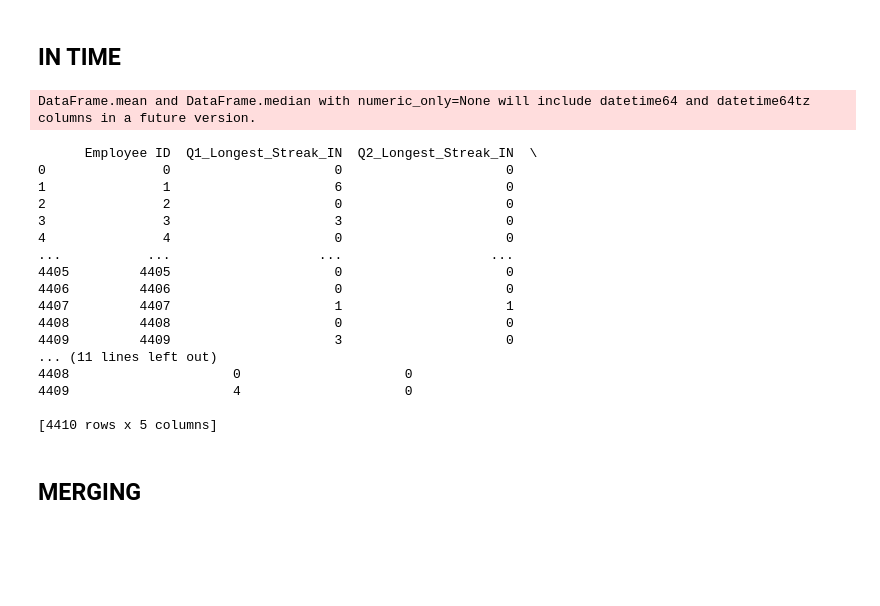
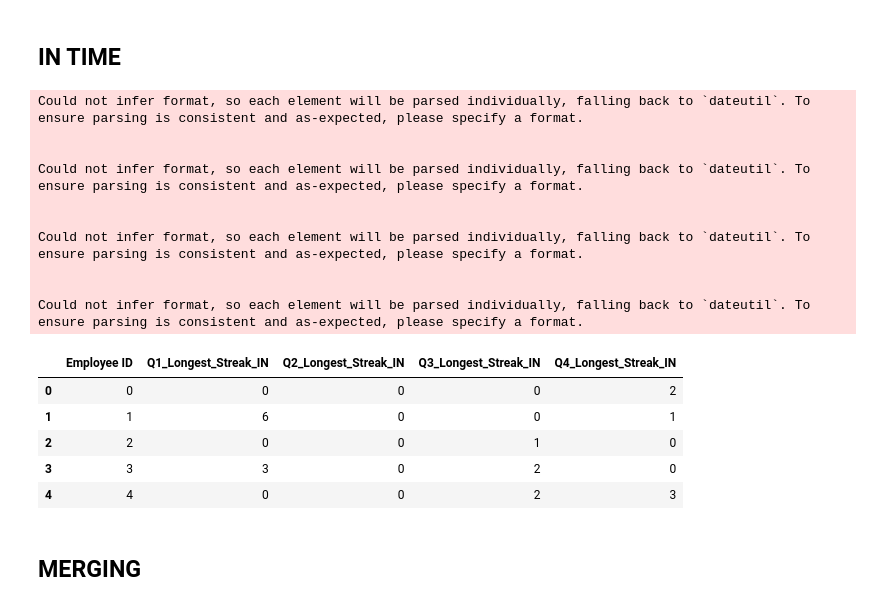
Before and after one commit to b2200765017/AIN-PROJECT, a Jupyter notebook: main.ipynb, the cells around one changed output. Drawn from its saved outputs; the diff is of its cells as text; code cells hidden in the pictures; blank space fills up the shorter version.

```diff
--- a/main.ipynb
+++ b/main.ipynb
@@ -258,34 +206,7 @@ print(results_df)
 # %% [markdown]
 ## IN TIME
 # %%
-
-# Assuming df is already loaded with out time data
-
 df=dataframes["in_time"]
-# Function to convert datetime to total seconds
-def datetime_to_seconds(dt):
-    if pd.isna(dt) or not isinstance(dt, pd.Timestamp):
-        return dt  # If dt is NaN or already a number
-    return dt.hour * 3600 + dt.minute * 60 + dt.second
-
-def calculate_streaks_outliers_per_employee(diffs_from_mean):
-    employee_results = {}
-    for employee_id, diffs in diffs_from_mean.iterrows():
-        Q1, Q3 = diffs.quantile([0.25, 0.75])
-        IQR = Q3 - Q1
-        lower_bound = Q1 - 1.5 * IQR
-        upper_bound = Q3 + 1.5 * IQR
-
-        # Identify outliers and calculate streaks
-        outliers = diffs[(diffs < lower_bound) | (diffs > upper_bound)]
-        streaks = (outliers.notna() & outliers.shift().notna()).astype(int).cumsum()
-        streak_counts = streaks[streaks != 0].value_counts()
-        longest_streak = streak_counts.index.max() if not streak_counts.empty else 0
-
-        employee_results[employee_id] = {'outlier_count': outliers.count(), 'longest_streak': longest_streak}
-    return employee_results
-
-
 
 # Convert all out times to total seconds
 df_seconds = df.applymap(lambda x: datetime_to_seconds(pd.to_datetime(x, errors='coerce')))
@@ -320,44 +241,40 @@ for quarter, (start_month, end_month) in quarters.items():
         # Handle the mismatch in lengths, if any
         print(f"Column length mismatch for quarter {quarter}")
 # %% [output]
-DataFrame.mean and DataFrame.median with numeric_only=None will include datetime64 and datetime64tz columns in a future version.
+Could not infer format, so each element will be parsed individually, falling back to `dateutil`. To ensure parsing is consistent and as-expected, please specify a format.
+
+
+Could not infer format, so each element will be parsed individually, falling back to `dateutil`. To ensure parsing is consistent and as-expected, please specify a format.
+
+
+Could not infer format, so each element will be parsed individually, falling back to `dateutil`. To ensure parsing is consistent and as-expected, please specify a format.
+
+
+Could not infer format, so each element will be parsed individually, falling back to `dateutil`. To ensure parsing is consistent and as-expected, please specify a format.
 # %%
 # Initialize a dictionary to hold the flattened data
 flattened_data = {}
 
 # Iterate over the data to flatten it
 for quarter, employees in quarterly_streaks_outliers.items():
     for employee_id, data in employees.items():
         if employee_id not in flattened_data:
             flattened_data[employee_id] = {'Employee ID': employee_id}
 
         # Add the quarter-specific data
         #flattened_data[employee_id][f'{quarter}_Outlier'] = data['outlier_count']
         flattened_data[employee_id][f'{quarter}_Longest_Streak_IN'] = data['longest_streak']
 
 # Convert the flattened data into a DataFrame
 results_df_in = pd.DataFrame.from_dict(flattened_data, orient='index')
-
-# Display the DataFrame
-print(results_df_in)
+results_df_in.head()
 # %% [output]
-      Employee ID  Q1_Longest_Streak_IN  Q2_Longest_Streak_IN  \
-0               0                     0                     0
-1               1                     6                     0
-2               2                     0                     0
-3               3                     3                     0
-4               4                     0                     0
-...           ...                   ...                   ...
-4405         4405                     0                     0
-4406         4406                     0                     0
-4407         4407                     1                     1
-4408         4408                     0                     0
-4409         4409                     3                     0
-... (11 lines left out)
-4408                     0                     0
-4409                     4                     0
-
-[4410 rows x 5 columns]
+|  | Employee ID | Q1_Longest_Streak_IN | Q2_Longest_Streak_IN | Q3_Longest_Streak_IN | Q4_Longest_Streak_IN |
+| 0 | 0 | 0 | 0 | 0 | 2 |
+| 1 | 1 | 6 | 0 | 0 | 1 |
+| 2 | 2 | 0 | 0 | 1 | 0 |
+| 3 | 3 | 3 | 0 | 2 | 0 |
+| 4 | 4 | 0 | 0 | 2 | 3 |
 # %% [markdown]
 ## MERGING
 # %%
```
Also changed, not shown: parts of 25 cells of this notebook.
